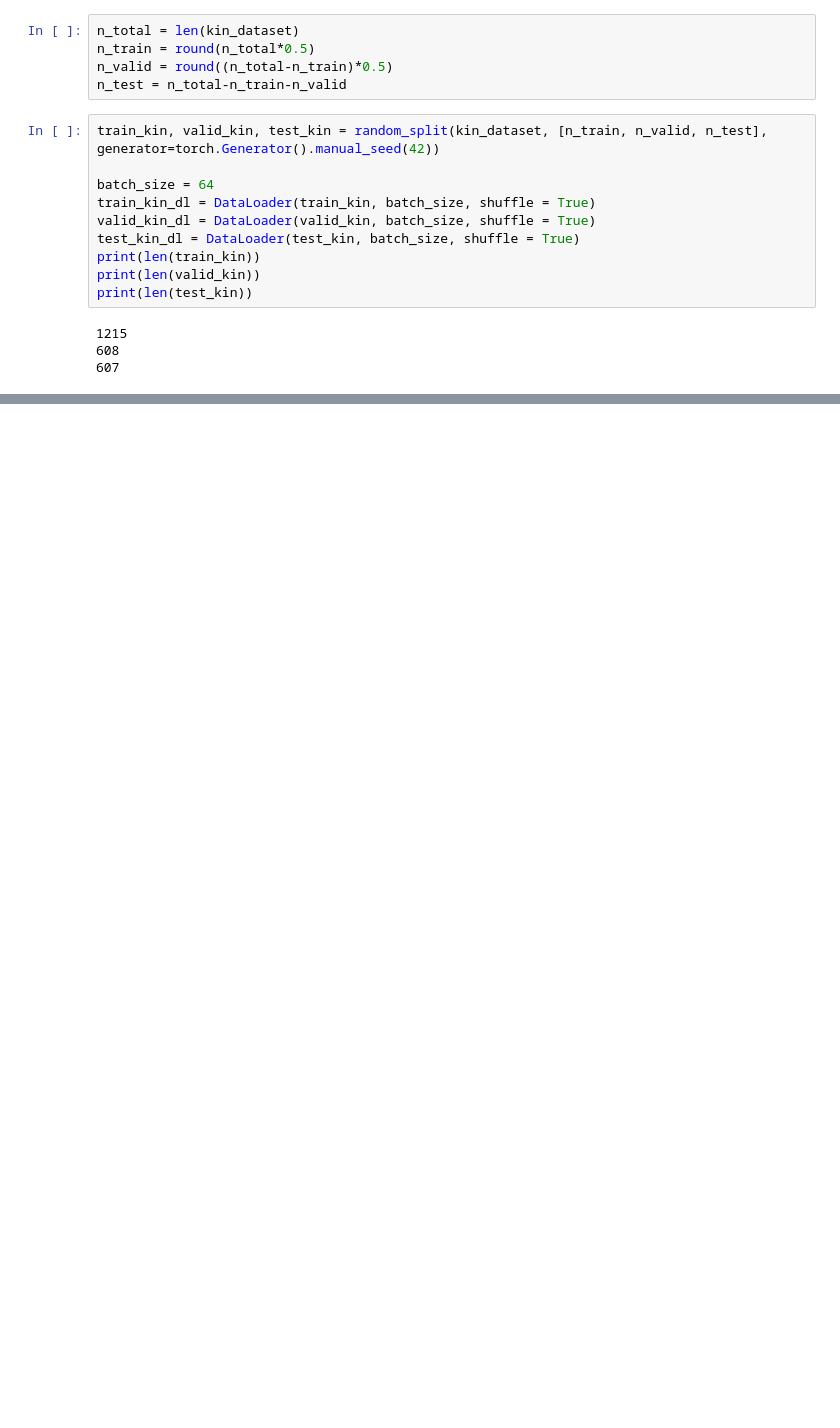
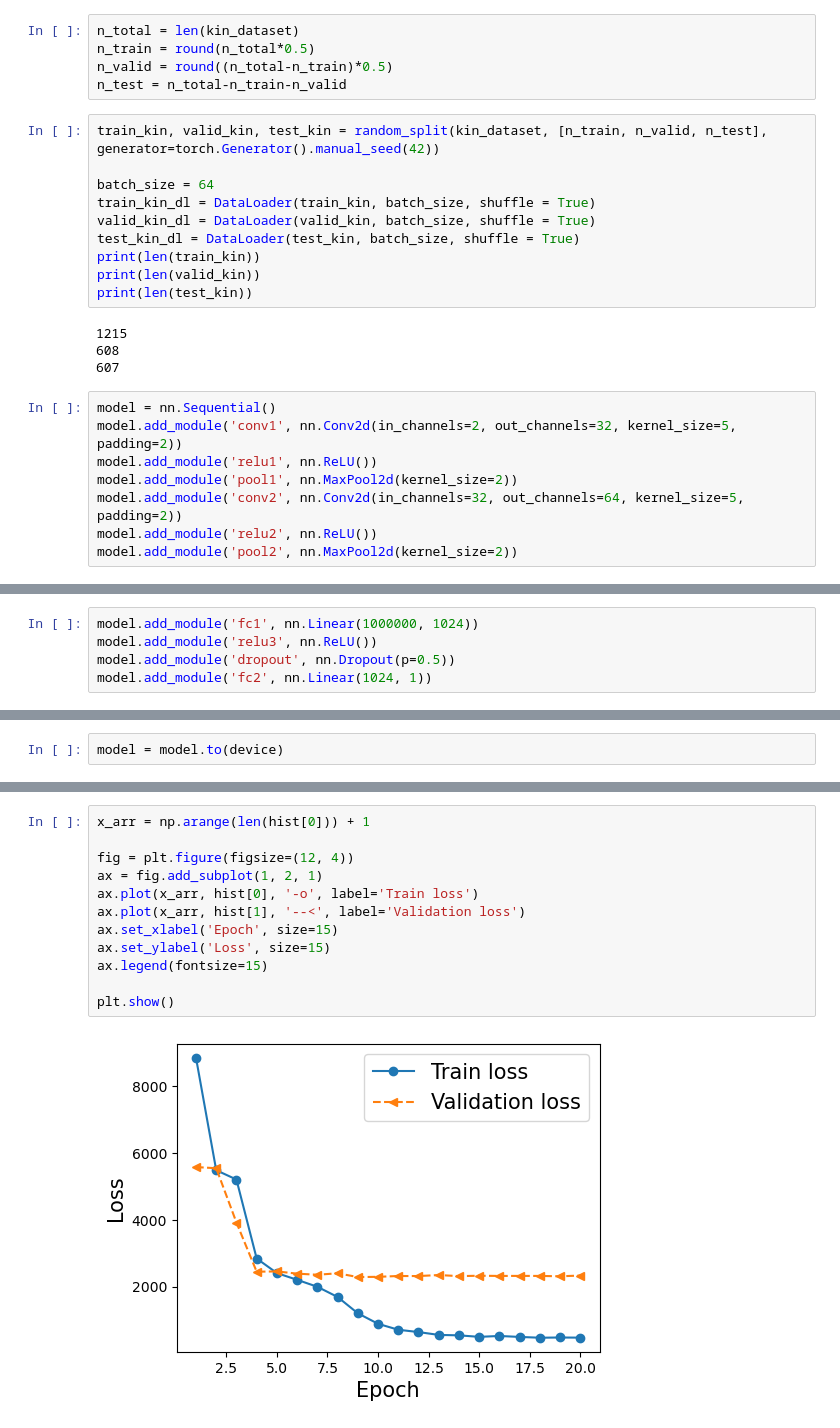
Before and after one commit to giliapatterson/spatial_ckmr, a Jupyter notebook: close_kin_slim/spaghetti_nn.ipynb, the cells around one changed output, grey strips where cells are left out. Saved outputs shown, nothing was run; the diff lists cells and outputs as text; blank space fills up the shorter version.

```diff
--- a/close_kin_slim/spaghetti_nn.ipynb
+++ b/close_kin_slim/spaghetti_nn.ipynb
@@ -117,3 +140,11 @@ print(len(test_kin))
 1215
 608
 607
+# %%
+model = nn.Sequential()
+model.add_module('conv1', nn.Conv2d(in_channels=2, out_channels=32, kernel_size=5, padding=2))
+model.add_module('relu1', nn.ReLU())
+model.add_module('pool1', nn.MaxPool2d(kernel_size=2))
+model.add_module('conv2', nn.Conv2d(in_channels=32, out_channels=64, kernel_size=5, padding=2))
+model.add_module('relu2', nn.ReLU())
+model.add_module('pool2', nn.MaxPool2d(kernel_size=2))
@@ -119,0 +161,5 @@ print(len(test_kin))
+# %%
+model.add_module('fc1', nn.Linear(1000000, 1024))
+model.add_module('relu3', nn.ReLU())
+model.add_module('dropout', nn.Dropout(p=0.5))
+model.add_module('fc2', nn.Linear(1024, 1))
@@ -119,0 +170,2 @@ print(len(test_kin))
+# %%
+model = model.to(device)
@@ -119,0 +231,14 @@ print(len(test_kin))
+# %%
+x_arr = np.arange(len(hist[0])) + 1
+
+fig = plt.figure(figsize=(12, 4))
+ax = fig.add_subplot(1, 2, 1)
+ax.plot(x_arr, hist[0], '-o', label='Train loss')
+ax.plot(x_arr, hist[1], '--<', label='Validation loss')
+ax.set_xlabel('Epoch', size=15)
+ax.set_ylabel('Loss', size=15)
+ax.legend(fontsize=15)
+
+plt.show()
+# %% [output]
+[figure, added]
```
Also changed, not shown: parts of 13 cells of this notebook, 2 other files.
